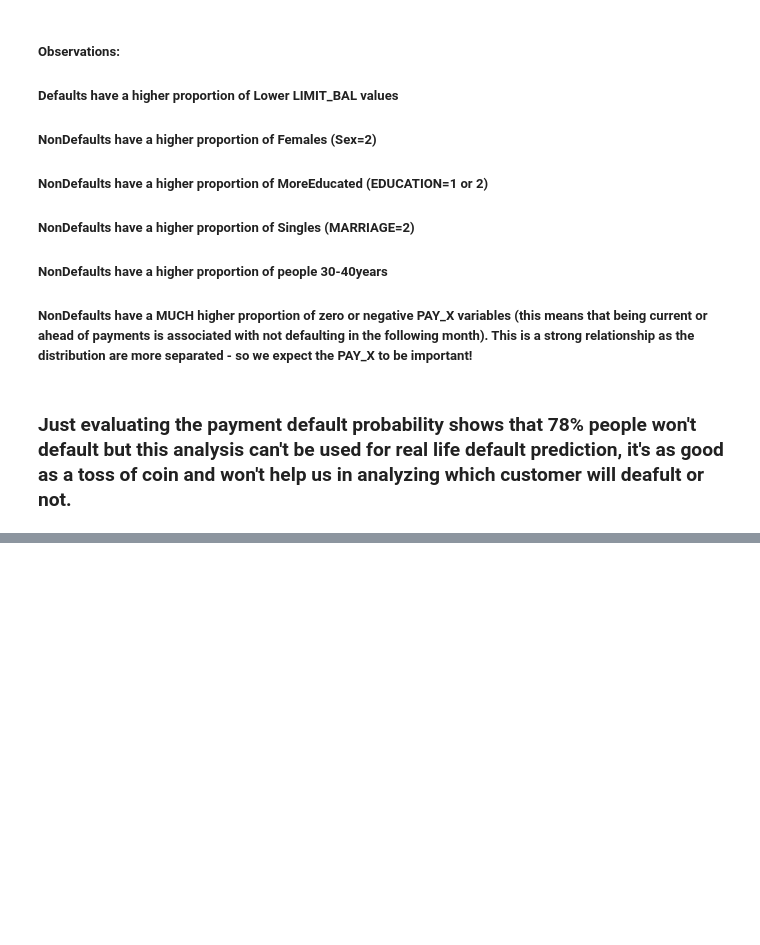
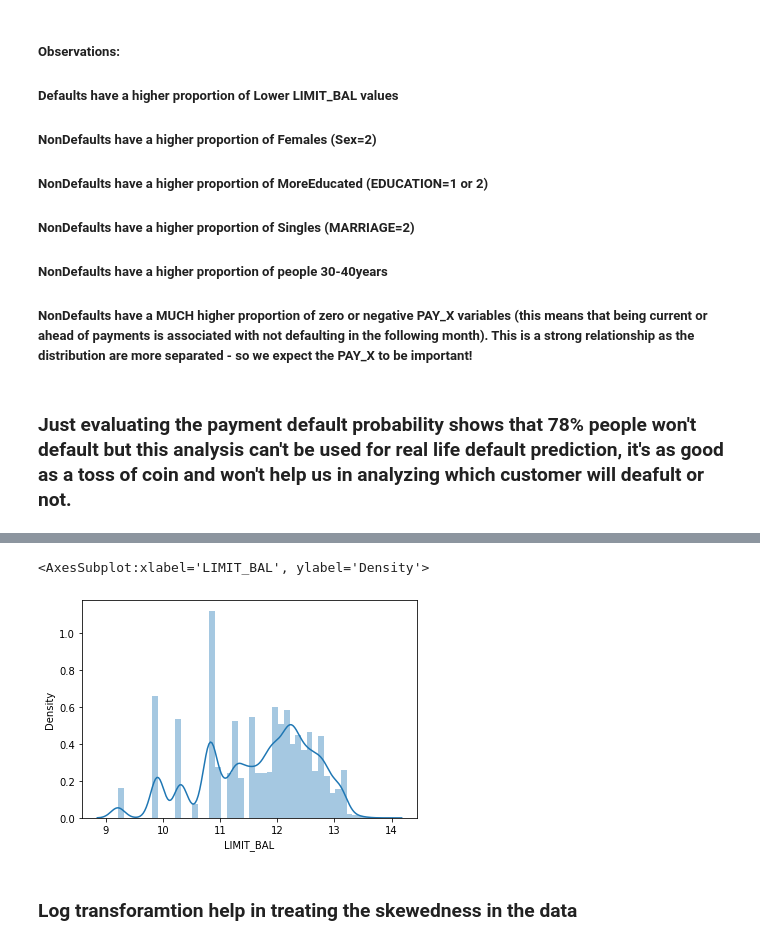
Before and after one commit to keshav1998/renew-hiring-challenge, a Jupyter notebook: EDA.ipynb, the cells around one changed output, grey strips where cells are left out. Cells and saved outputs as stored; diff of their text form; code cells hidden in the pictures; blank space fills up the shorter version.

```diff
--- a/EDA.ipynb
+++ b/EDA.ipynb
@@ -262,0 +360,7 @@ plt.show()
+# %%
+sns.distplot(np.log(df.LIMIT_BAL))
+# %% [output]
+<AxesSubplot:xlabel='LIMIT_BAL', ylabel='Density'>
+[figure, added]
+# %% [markdown]
+### Log transforamtion help in treating the skewedness in the data
```
Also changed, not shown: parts of 21 cells of this notebook.
